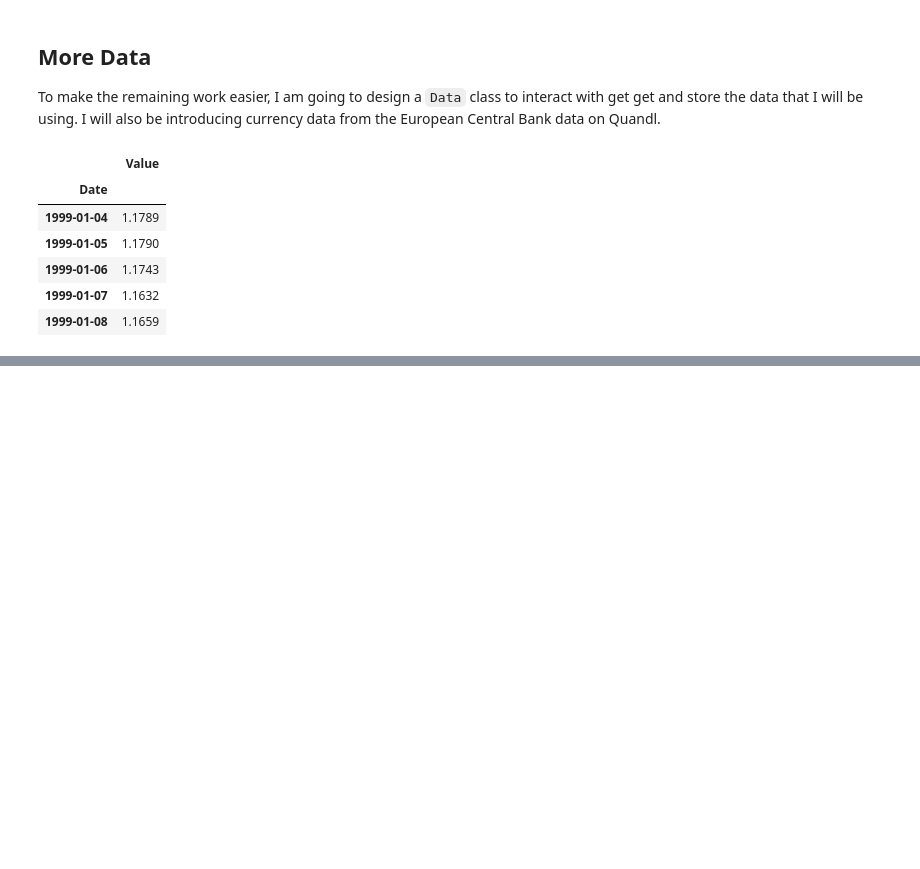
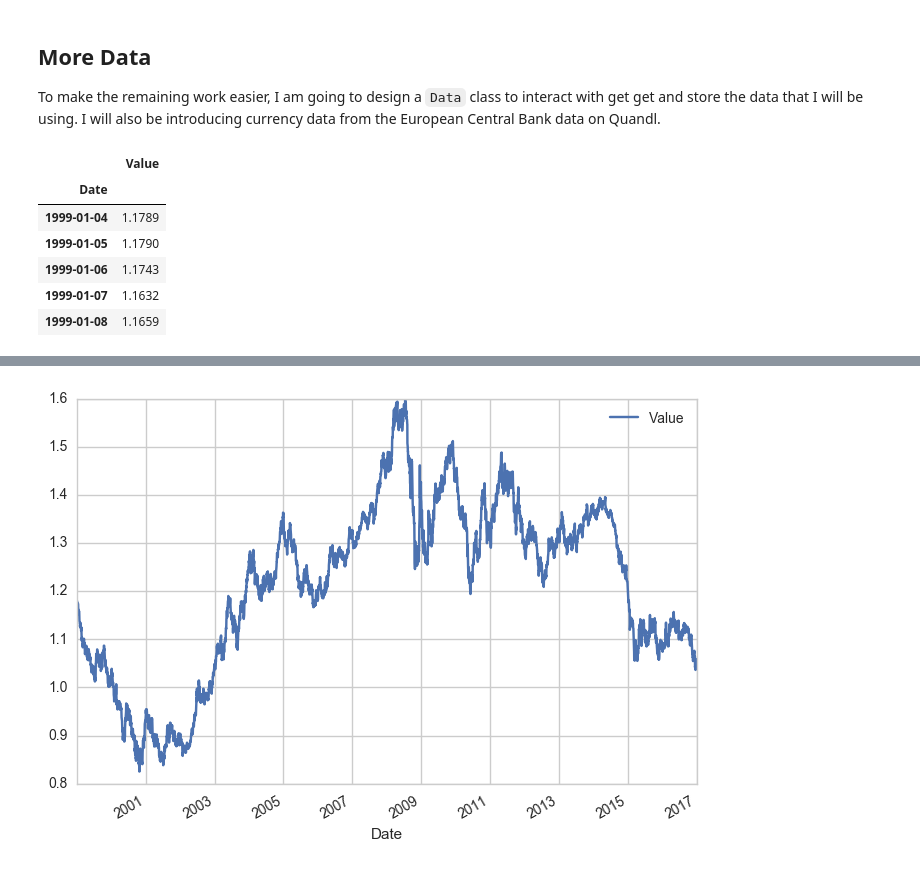
Before and after one commit to kfpotts1/Winter_COMP_370, a Jupyter notebook: Market_Normality_Research_Part_2.ipynb, the cells around one changed output, grey strips where cells are left out. Cells and saved outputs as stored; diff of their text form; code cells hidden in the pictures; blank space fills up the shorter version.

```diff
--- a/Market_Normality_Research_Part_2.ipynb
+++ b/Market_Normality_Research_Part_2.ipynb
@@ -306,0 +316,4 @@ data.equities.ma
+# %%
+eur_usd.pricing.plot();
+# %% [output]
+[figure, added]
```
Also changed, not shown: parts of 7 cells of this notebook, 1 other file.
